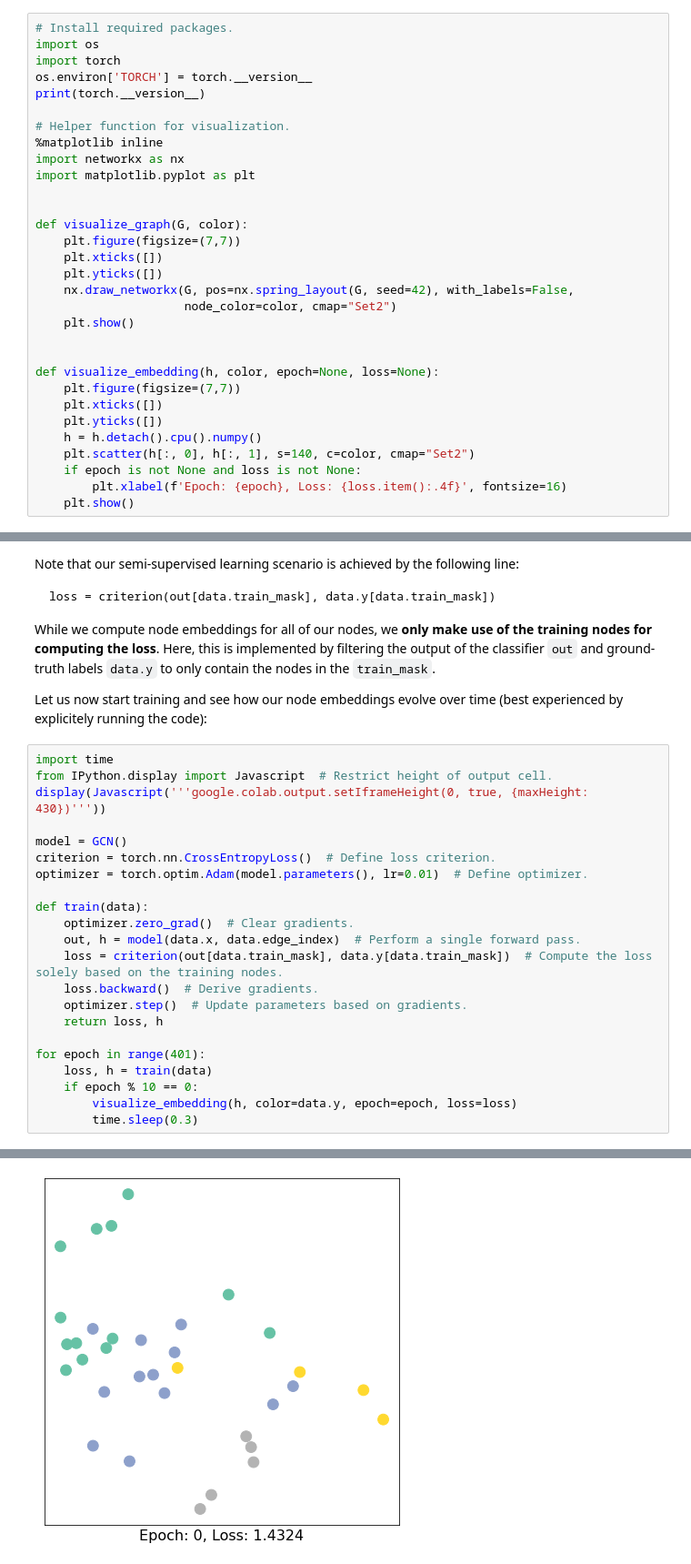
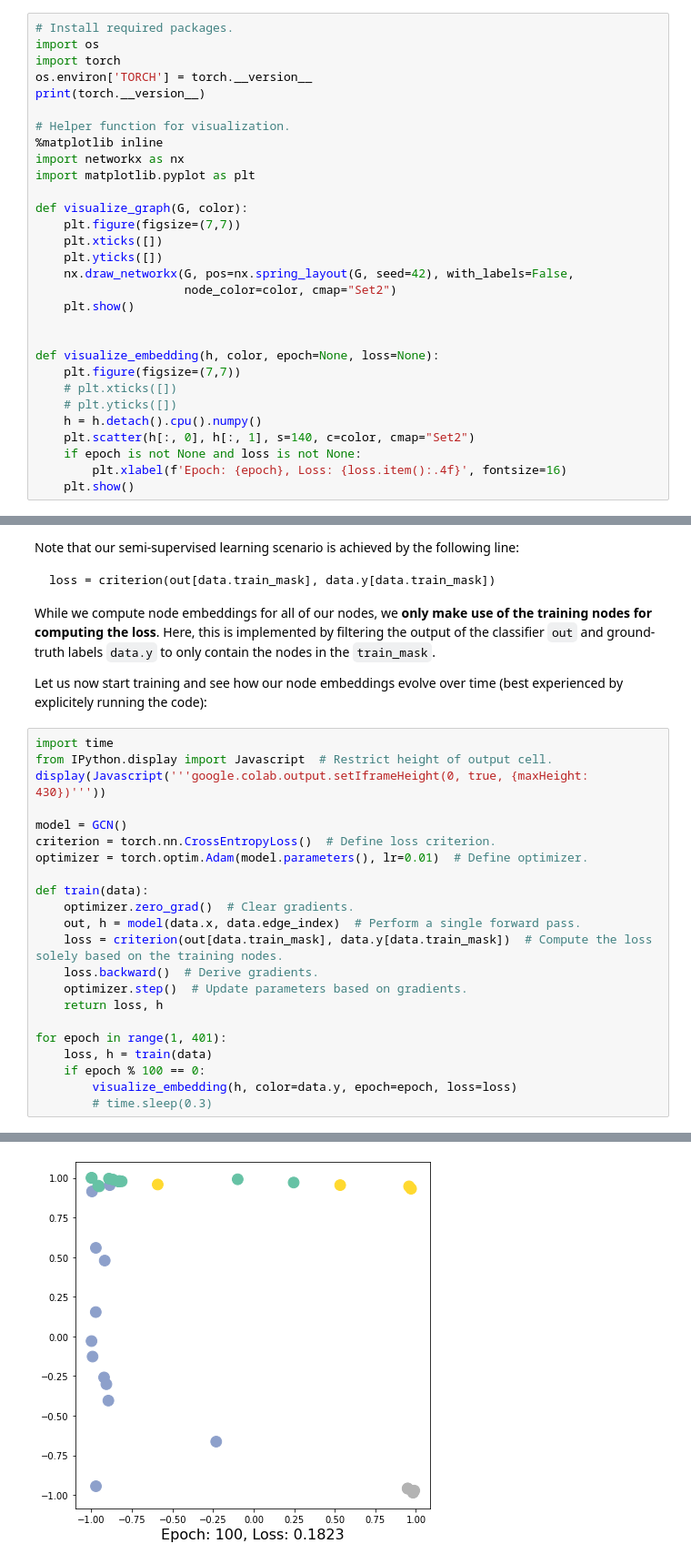
Before and after one commit to khairulislam/GNN, a Jupyter notebook: docs/pages/1_Introduction.ipynb, the cells around one changed output, grey strips where cells are left out. Shown at 91% size. Drawn from its saved outputs; the diff is of its cells as text.

```diff
--- a/docs/pages/1_Introduction.ipynb
+++ b/docs/pages/1_Introduction.ipynb
@@ -28,7 +29,6 @@ print(torch.__version__)
 import networkx as nx
 import matplotlib.pyplot as plt
 
-
 def visualize_graph(G, color):
     plt.figure(figsize=(7,7))
     plt.xticks([])
@@ -40,8 +40,8 @@ def visualize_graph(G, color):
 
 def visualize_embedding(h, color, epoch=None, loss=None):
     plt.figure(figsize=(7,7))
-    plt.xticks([])
-    plt.yticks([])
+    # plt.xticks([])
+    # plt.yticks([])
     h = h.detach().cpu().numpy()
     plt.scatter(h[:, 0], h[:, 1], s=140, c=color, cmap="Set2")
     if epoch is not None and loss is not None:
@@ -261,25 +260,25 @@ Let us now start training and see how our node embeddings evolve over time (best
 # %%
 import time
 from IPython.display import Javascript  # Restrict height of output cell.
 display(Javascript('''google.colab.output.setIframeHeight(0, true, {maxHeight: 430})'''))
 
 model = GCN()
 criterion = torch.nn.CrossEntropyLoss()  # Define loss criterion.
 optimizer = torch.optim.Adam(model.parameters(), lr=0.01)  # Define optimizer.
 
 def train(data):
     optimizer.zero_grad()  # Clear gradients.
     out, h = model(data.x, data.edge_index)  # Perform a single forward pass.
     loss = criterion(out[data.train_mask], data.y[data.train_mask])  # Compute the loss solely based on the training nodes.
     loss.backward()  # Derive gradients.
     optimizer.step()  # Update parameters based on gradients.
     return loss, h
 
-for epoch in range(401):
+for epoch in range(1, 401):
     loss, h = train(data)
-    if epoch % 10 == 0:
+    if epoch % 100 == 0:
         visualize_embedding(h, color=data.y, epoch=epoch, loss=loss)
-        time.sleep(0.3)
+        # time.sleep(0.3)
 # %% [output]
 [interactive output not drawn]
-[figure, old version]
+[figure, new version]
```
Also changed, not shown: parts of 5 cells of this notebook, 4 other files.
